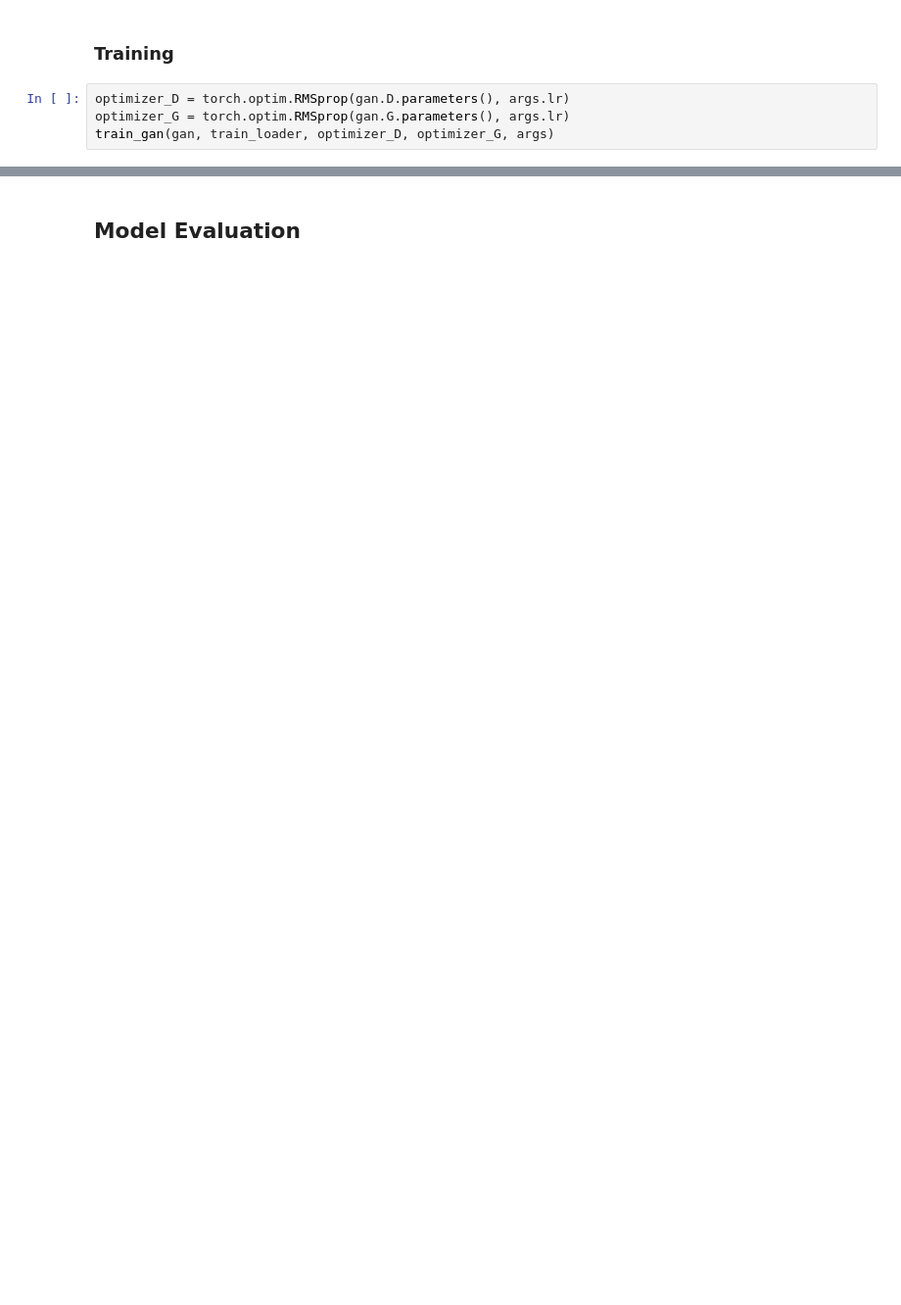
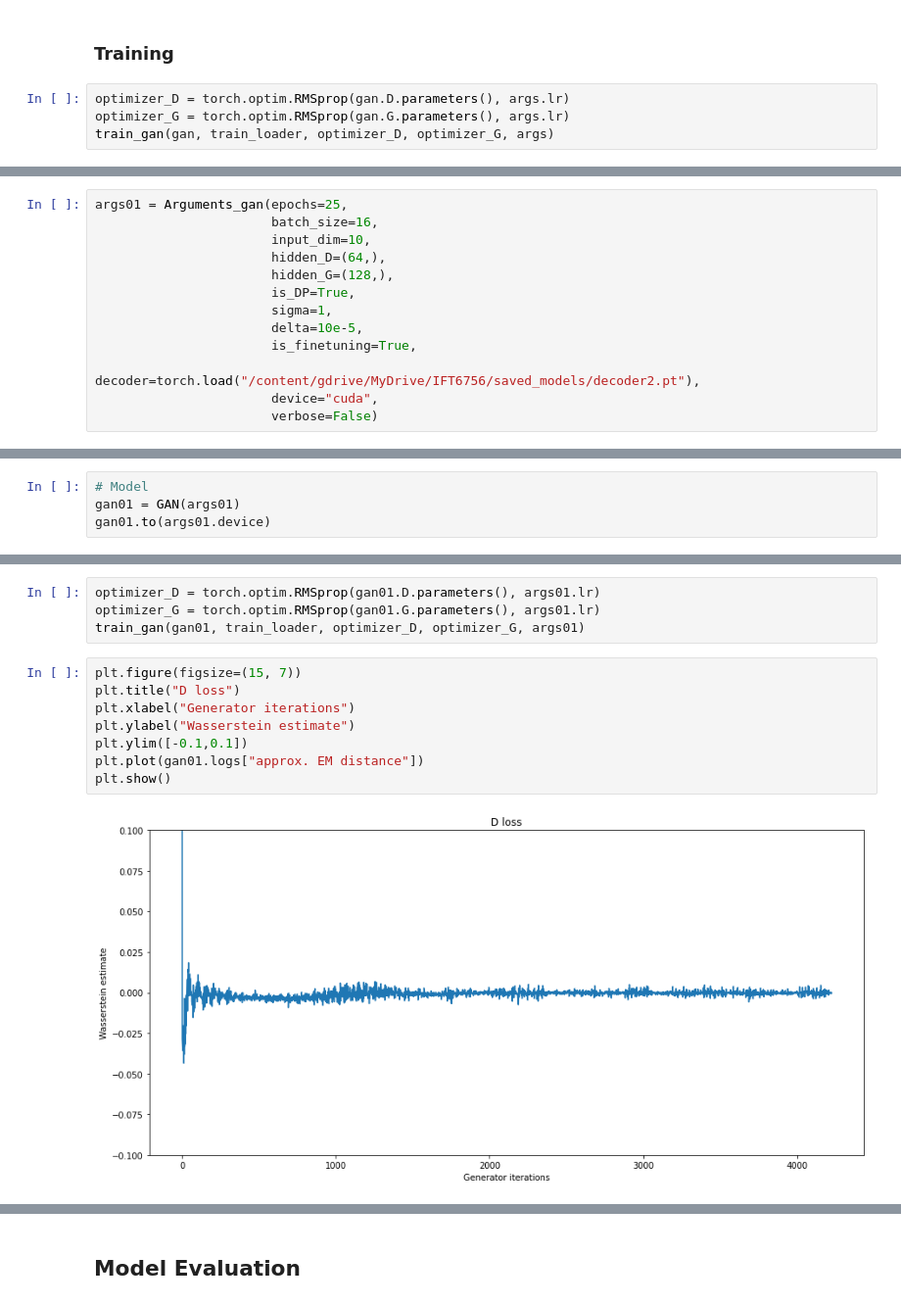
Before and after one commit to PascalJD/IFT6756, a Jupyter notebook: main.ipynb, the cells around one changed output, grey strips where cells are left out. Shown: that part at 98% size. Drawn from its saved outputs; the diff is of its cells as text; blank space fills up the shorter version.

```diff
--- a/main.ipynb
+++ b/main.ipynb
@@ -323,0 +377,13 @@ gan.logs["approx. EM distance"][-10:]
+# %%
+args01 = Arguments_gan(epochs=25,
+                       batch_size=16,
+                       input_dim=10,
+                       hidden_D=(64,),
+                       hidden_G=(128,),
+                       is_DP=True,
+                       sigma=1,
+                       delta=10e-5,
+                       is_finetuning=True,
+                       decoder=torch.load("/content/gdrive/MyDrive/IFT6756/saved_models/decoder2.pt"),
+                       device="cuda",
+                       verbose=False)
@@ -323,0 +401,4 @@ gan.logs["approx. EM distance"][-10:]
+# %%
+# Model
+gan01 = GAN(args01)
+gan01.to(args01.device)
@@ -323,0 +423,14 @@ gan.logs["approx. EM distance"][-10:]
+# %%
+optimizer_D = torch.optim.RMSprop(gan01.D.parameters(), args01.lr)
+optimizer_G = torch.optim.RMSprop(gan01.G.parameters(), args01.lr)
+train_gan(gan01, train_loader, optimizer_D, optimizer_G, args01)
+# %%
+plt.figure(figsize=(15, 7))
+plt.title("D loss")
+plt.xlabel("Generator iterations")
+plt.ylabel("Wasserstein estimate")
+plt.ylim([-0.1,0.1])
+plt.plot(gan01.logs["approx. EM distance"])
+plt.show()
+# %% [output]
+[figure, added]
```
Also changed, not shown: parts of 130 cells of this notebook, 2 other files.
